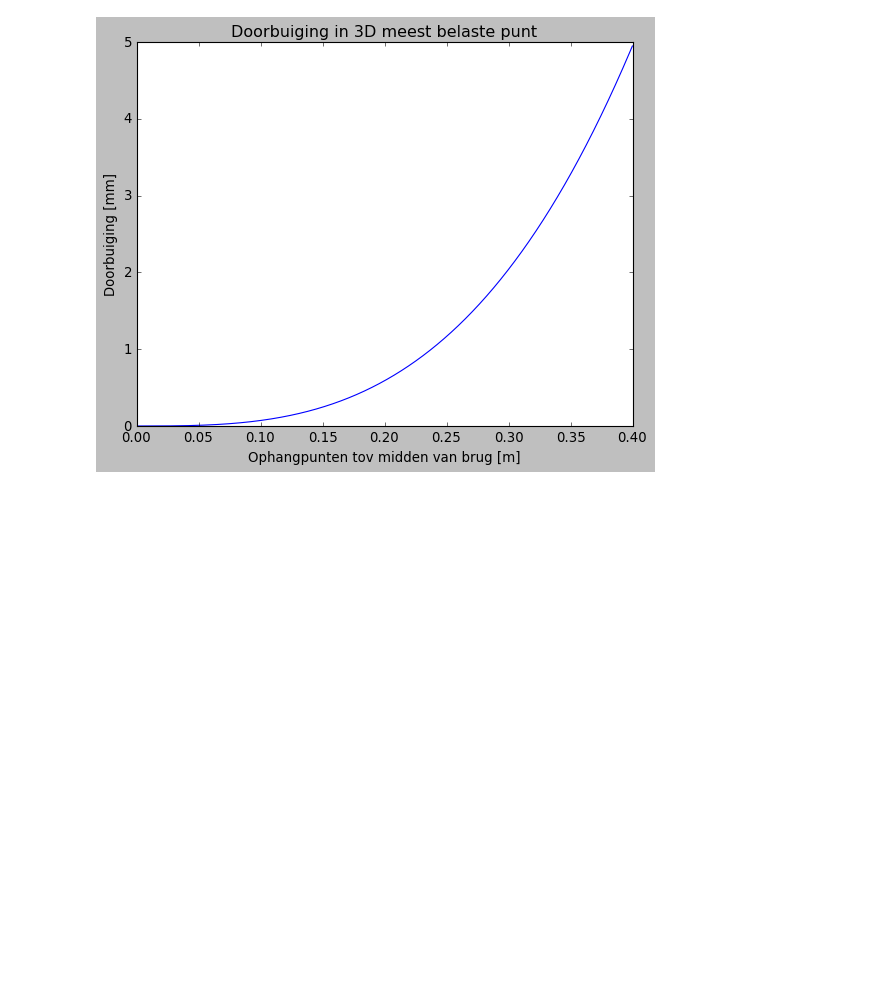
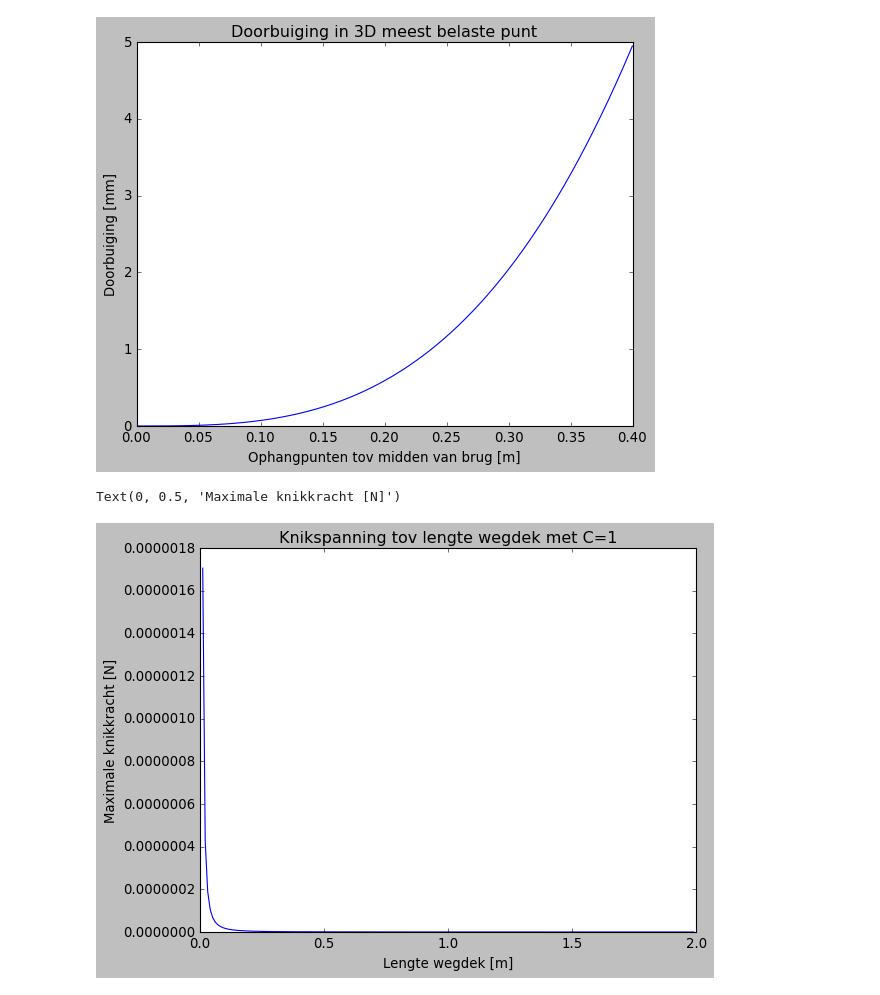
Before and after one commit to SamClercky/project-bouwkunde, a Jupyter notebook: initiele_berekeningen/vergeten-berekeningen.ipynb, the cells around one changed output. Drawn from its saved outputs; the diff is of its cells as text; code cells hidden in the pictures; blank space fills up the shorter version.

Commit message:
maximale knik in weg toegevoegd

```diff
--- a/initiele_berekeningen/vergeten-berekeningen.ipynb
+++ b/initiele_berekeningen/vergeten-berekeningen.ipynb
@@ -28,3 +28,14 @@ plt.xlabel("Ophangpunten tov midden van brug [m]")
 # %% [output]
 Text(0.5, 0, 'Ophangpunten tov midden van brug [m]')
 [figure]
+# %%
+l = np.arange(0.01, 2, 0.01)
+P = np.math.pi**2 * C.I_WEGDEK / l**2
+
+plt.plot(l, P*C.H_WEGDEK*C.B_WEGDEK)
+plt.title("Knikspanning tov lengte wegdek met C=1")
+plt.xlabel("Lengte wegdek [m]")
+plt.ylabel("Maximale knikkracht [N]")
+# %% [output]
+Text(0, 0.5, 'Maximale knikkracht [N]')
+[figure, added]
```
